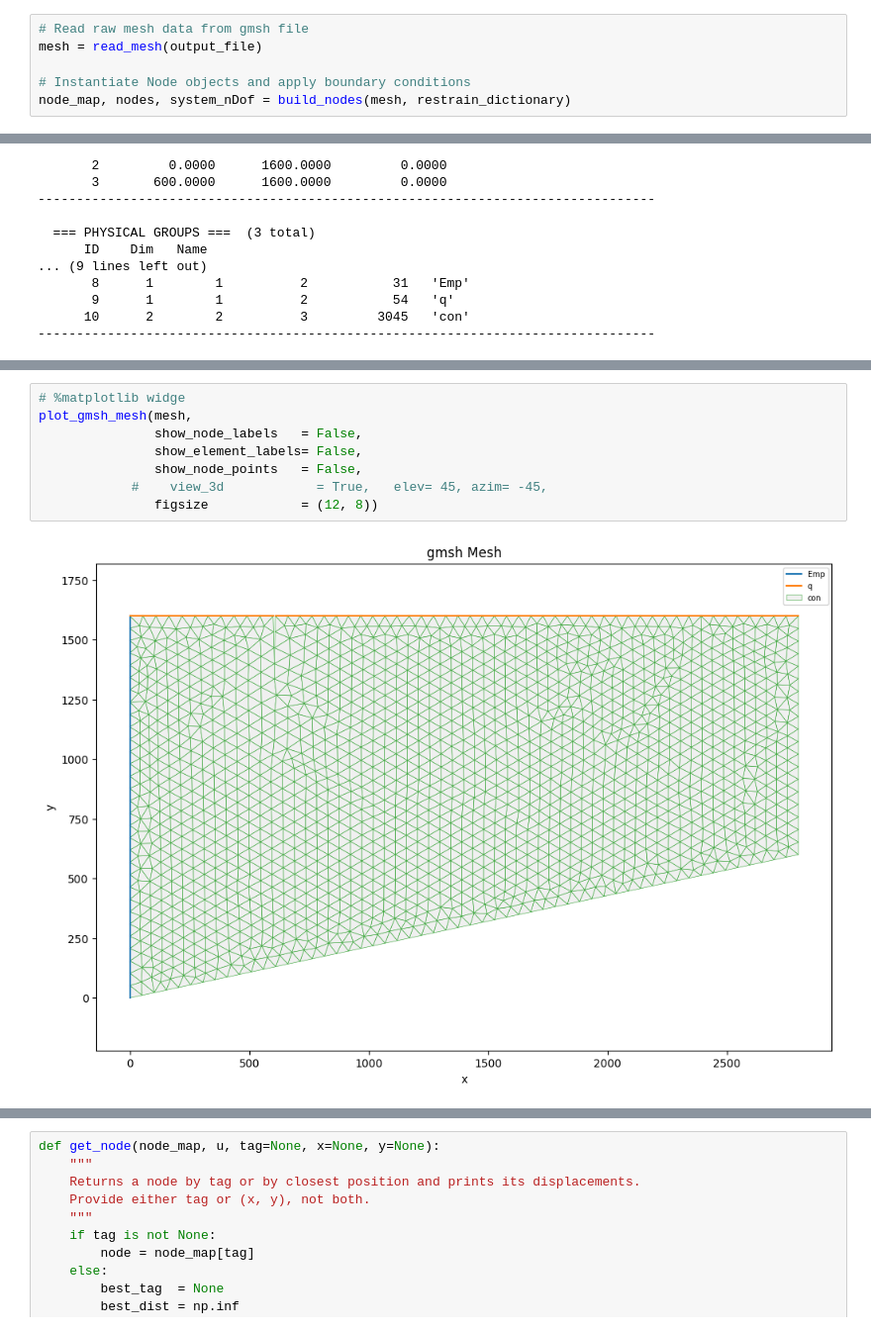
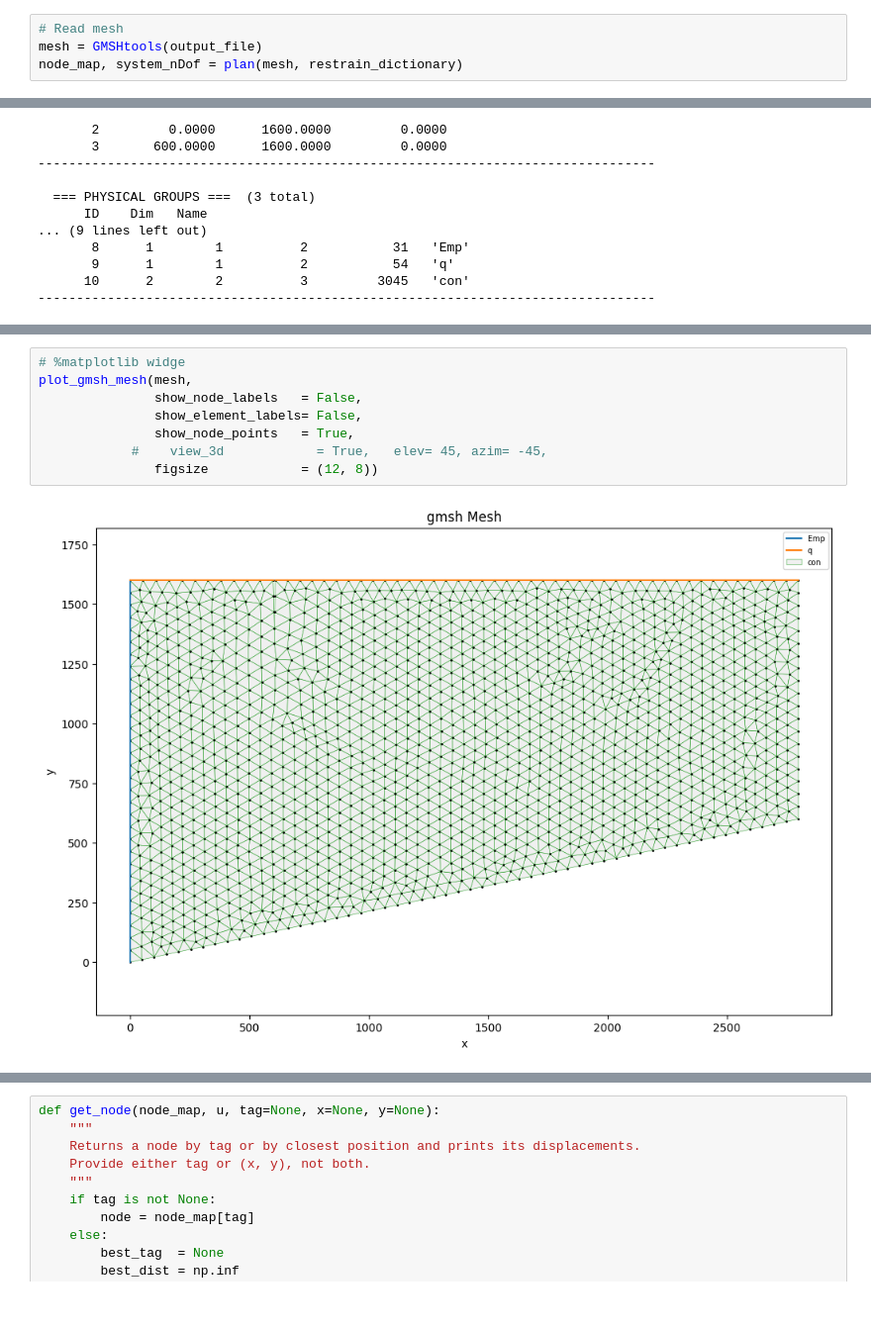
Before and after one commit to ppalacios92/FEM, a Jupyter notebook: examples/midtermn_01.ipynb, the cells around one changed output, grey strips where cells are left out. Shown at 99% size. Drawn from its saved outputs; the diff is of its cells as text.

Commit message:
architecture rebuild to instance objects gmsh

```diff
--- a/examples/midtermn_01.ipynb
+++ b/examples/midtermn_01.ipynb
@@ -98,11 +88,9 @@ load_dictionary = {
     258: {'value': -30,   'direction': 'y'},     # point load [N]
 }
 # %%
-# Read raw mesh data from gmsh file
-mesh = read_mesh(output_file)
-
-# Instantiate Node objects and apply boundary conditions
-node_map, nodes, system_nDof = build_nodes(mesh, restrain_dictionary)
+# Read mesh
+mesh = GMSHtools(output_file)
+node_map, system_nDof = plan(mesh, restrain_dictionary)
 # %% [output]
   MESH SUMMARY
 
@@ -124,10 +131,10 @@ node_map, nodes, system_nDof = build_nodes(mesh, restrain_dictionary)
 # %%
 # %matplotlib widge
 plot_gmsh_mesh(mesh,
                show_node_labels   = False,
                show_element_labels= False,
-               show_node_points   = False,
+               show_node_points   = True,
             #    view_3d            = True,   elev= 45, azim= -45,
                figsize            = (12, 8))
 # %% [output]
-[figure, old version]
+[figure, new version]
```
Also changed, not shown: parts of 16 cells of this notebook, 30 other files.
